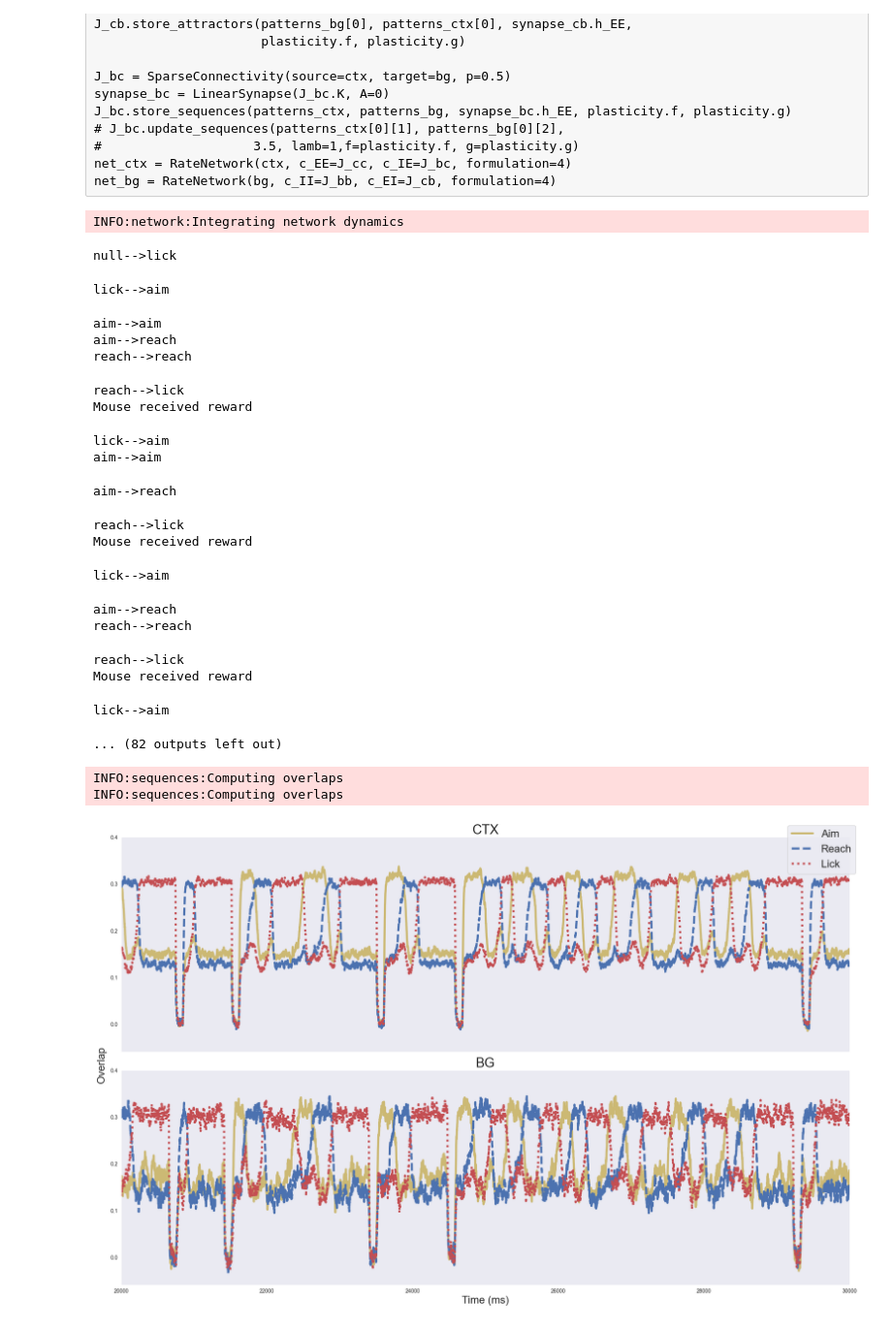
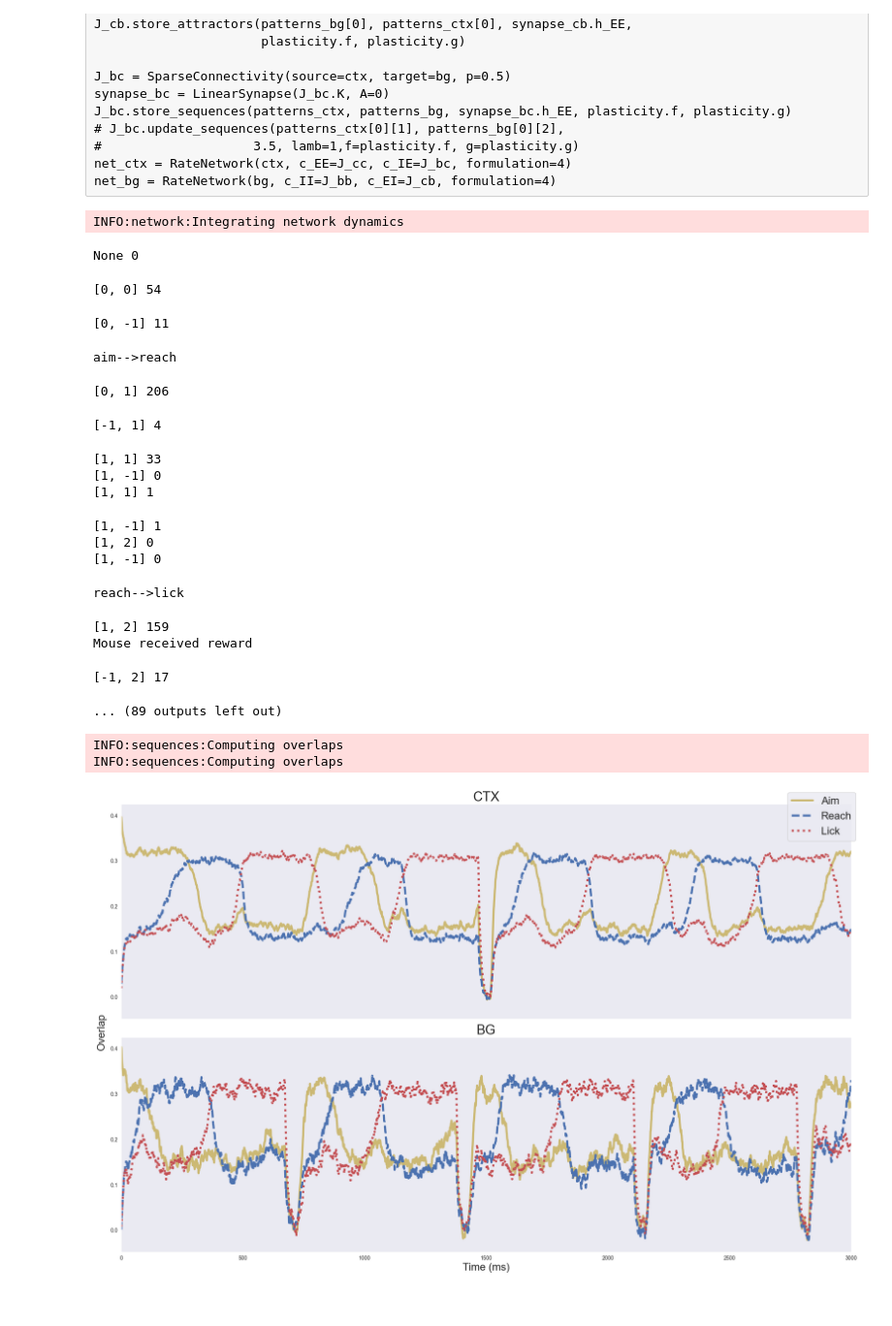
Before and after one commit to jp464/striatal-sequence, a Jupyter notebook: figures/article/1/net2-learning.ipynb, the cells around one changed output. Shown at 97% size. Cells and saved outputs as stored; diff of their text form; code cells hidden in the pictures.

Commit message:
parameters once mouse learns sequence

```diff
--- a/figures/article/1/net2-learning.ipynb
+++ b/figures/article/1/net2-learning.ipynb
@@ -97,11 +97,11 @@ J_bc.store_sequences(patterns_ctx, patterns_bg, synapse_bc.h_EE, plasticity.f, p
 net_ctx = RateNetwork(ctx, c_EE=J_cc, c_IE=J_bc, formulation=4)
 net_bg = RateNetwork(bg, c_II=J_bb, c_EI=J_cb, formulation=4)
 # %%
-init_input_ctx = np.random.RandomState().normal(0,1,size=patterns_ctx[0][0].shape)
-init_input_bg = np.random.RandomState().normal(0,1,size=patterns_bg[0][0].shape)
-# init_input_ctx = patterns_ctx[0][0]
-# init_input_bg = patterns_bg[0][0]
-T=30
+# init_input_ctx = np.random.RandomState().normal(0,1,size=patterns_ctx[0][0].shape)
+# init_input_bg = np.random.RandomState().normal(0,1,size=patterns_bg[0][0].shape)
+init_input_ctx = patterns_ctx[0][0]
+init_input_bg = patterns_bg[0][0]
+T=10
 mouse = ReachingTask(3, alpha=0.5)
 # net_ctx.simulate_learning(mouse, net_bg, T, init_input_ctx, init_input_bg,
 #                           phi(patterns_ctx[0]), phi(patterns_bg[0]), plasticity, detection_thres=.23)
@@ -109,25 +109,23 @@ net_ctx.simulate_learning(mouse, net_bg, T, init_input_ctx, init_input_bg,
                           patterns_ctx[0], patterns_bg[0], plasticity, detection_thres=.23)
 # %% [output]
 INFO:network:Integrating network dynamics
-null-->lick
+None 0
-lick-->aim
+[0, 0] 54
-aim-->aim
-aim-->reach
-reach-->reach
+[0, -1] 11
-reach-->lick
-Mouse received reward
+aim-->reach
-lick-->aim
-aim-->aim
+[0, 1] 206
-aim-->reach
+[-1, 1] 4
-reach-->lick
-Mouse received reward
+[1, 1] 33
+[1, -1] 0
+[1, 1] 1
-lick-->aim
+[1, -1] 1
+[1, 2] 0
+[1, -1] 0
-aim-->reach
-reach-->reach
+reach-->lick
-reach-->lick
+[1, 2] 159
 Mouse received reward
-lick-->aim
+[-1, 2] 17
-... (82 outputs left out)
+... (89 outputs left out)
 # %%
 overlaps_ctx = sequences_ctx[0].overlaps(net_ctx, ctx, phi=phi)
 # correlations_ctx = sequences_ctx[0].overlaps(net_ctx, ctx, phi=phi, correlation=True)
@@ -143,19 +141,19 @@ colors = sns.color_palette('deep')
 # %%
 fig, axes = plt.subplots(2,1, sharex=True, sharey=True, tight_layout=True, figsize=(20,13))
 axes[0].plot(overlaps_ctx[0], linestyle='solid', linewidth=4, color=colors[8])
 axes[0].plot(overlaps_ctx[1], linestyle='dashed', linewidth=4, color=colors[0])
 axes[0].plot(overlaps_ctx[2], linestyle='dotted', linewidth=4, color=colors[3])
 axes[0].set_yticks([0.0, 0.1, 0.2, 0.3, 0.4])
 axes[0].set_title("CTX", fontsize=25)
 axes[1].plot(overlaps_bg[0], linestyle='solid', linewidth=4, color=colors[8])
 axes[1].plot(overlaps_bg[1], linestyle='dashed', linewidth=4, color=colors[0])
 axes[1].plot(overlaps_bg[2], linestyle='dotted', linewidth=4, color=colors[3])
 axes[1].set_yticks([0.0, 0.1, 0.2, 0.3, 0.4])
 axes[1].set_title("BG", fontsize=25)
 axes[1].set_xlabel('Time (ms)', fontsize=20)
 fig.text(-0.01, 0.5, 'Overlap', va='center', rotation='vertical', fontsize=20)
-plt.setp(axes, xlim=(20000, 30000))
+plt.setp(axes, xlim=(0, 3000))
 plt.figlegend(labels=['Aim', 'Reach', 'Lick'], fontsize=20)
 plt.show()
 # %% [output]
-[figure, old version]
+[figure, new version]
```
Also changed, not shown: parts of 3 cells of this notebook, 1 other file.
